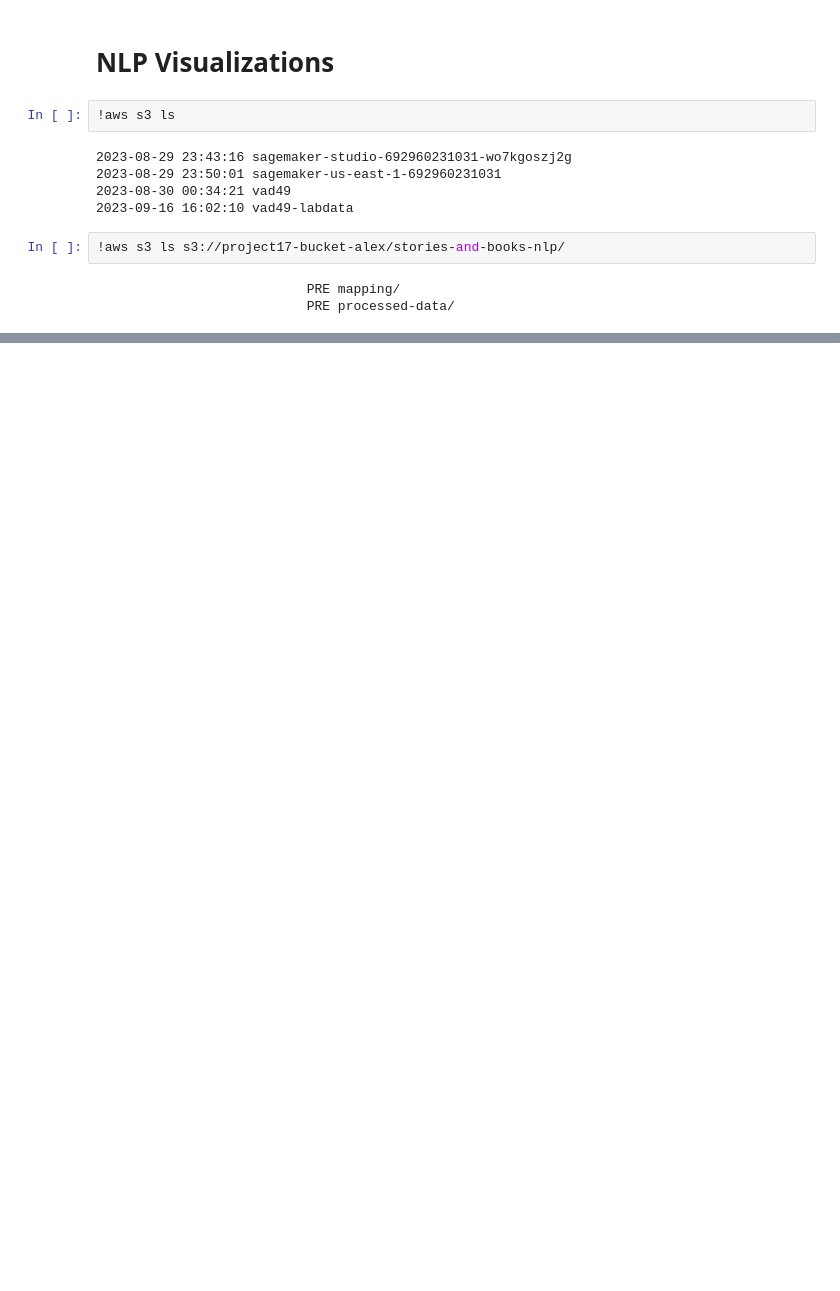
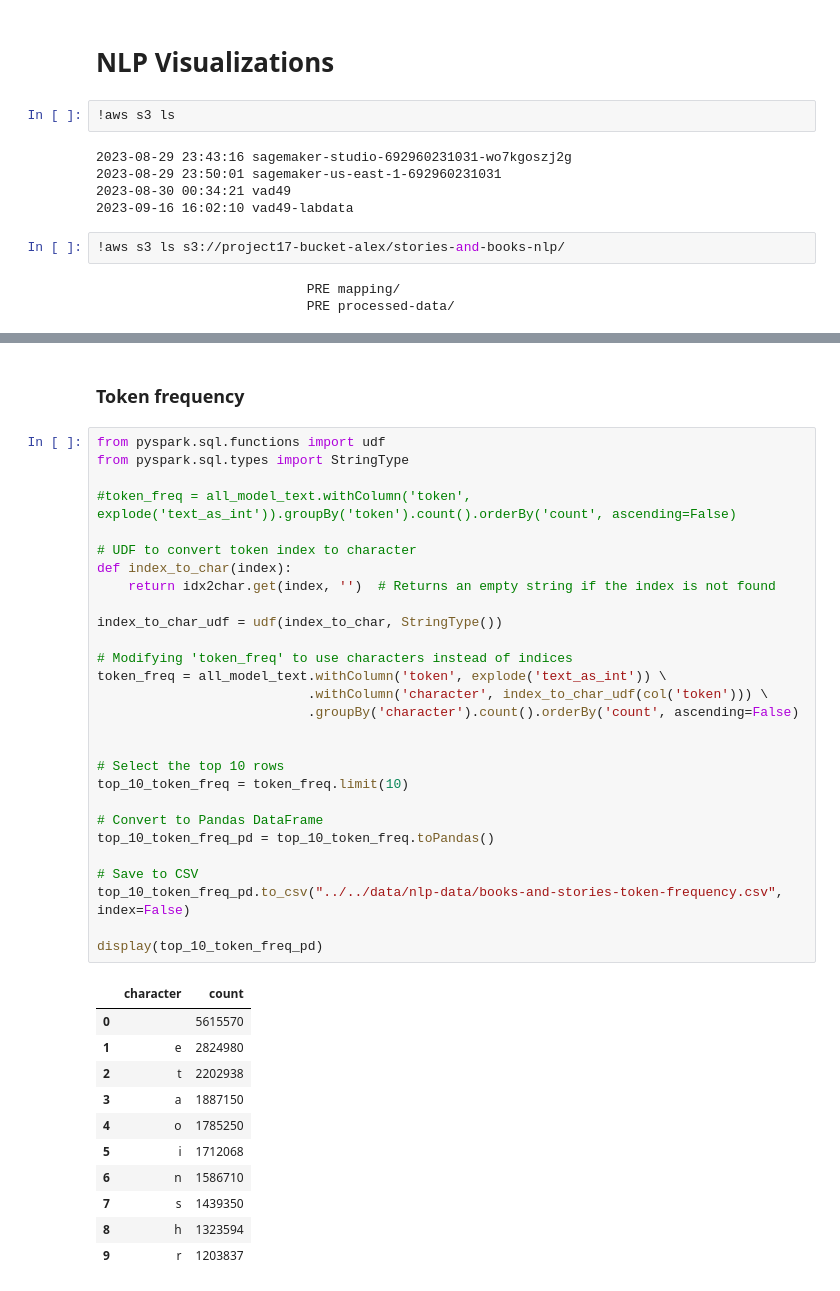
Before and after one commit to gu-dsan6000/fall-2023-reddit-project-team-17, a Jupyter notebook: code/project-nlp/project-nlp-posts-and-books-vis.ipynb, the cells around one changed output, grey strips where cells are left out. Cells and saved outputs as stored; diff of their text form; blank space fills up the shorter version.

```diff
--- a/code/project-nlp/project-nlp-posts-and-books-vis.ipynb
+++ b/code/project-nlp/project-nlp-posts-and-books-vis.ipynb
@@ -213,0 +166,42 @@ only showing top 10 rows
+# %% [markdown]
+### Token frequency
+# %%
+from pyspark.sql.functions import udf
+from pyspark.sql.types import StringType
+
+#token_freq = all_model_text.withColumn('token', explode('text_as_int')).groupBy('token').count().orderBy('count', ascending=False)
+
+# UDF to convert token index to character
+def index_to_char(index):
+    return idx2char.get(index, '')  # Returns an empty string if the index is not found
+
+index_to_char_udf = udf(index_to_char, StringType())
+
+# Modifying 'token_freq' to use characters instead of indices
+token_freq = all_model_text.withColumn('token', explode('text_as_int')) \
+                           .withColumn('character', index_to_char_udf(col('token'))) \
+                           .groupBy('character').count().orderBy('count', ascending=False)
+
+
+# Select the top 10 rows
+top_10_token_freq = token_freq.limit(10)
+
+# Convert to Pandas DataFrame
+top_10_token_freq_pd = top_10_token_freq.toPandas()
+
+# Save to CSV
+top_10_token_freq_pd.to_csv("../../data/nlp-data/books-and-stories-token-frequency.csv", index=False)
+
+display(top_10_token_freq_pd)
+# %% [output]
+|  | character | count |
+| 0 |  | 5615570 |
+| 1 | e | 2824980 |
+| 2 | t | 2202938 |
+| 3 | a | 1887150 |
+| 4 | o | 1785250 |
+| 5 | i | 1712068 |
+| 6 | n | 1586710 |
+| 7 | s | 1439350 |
+| 8 | h | 1323594 |
+| 9 | r | 1203837 |
```
Also changed, not shown: parts of 10 cells of this notebook, 4 other files.
